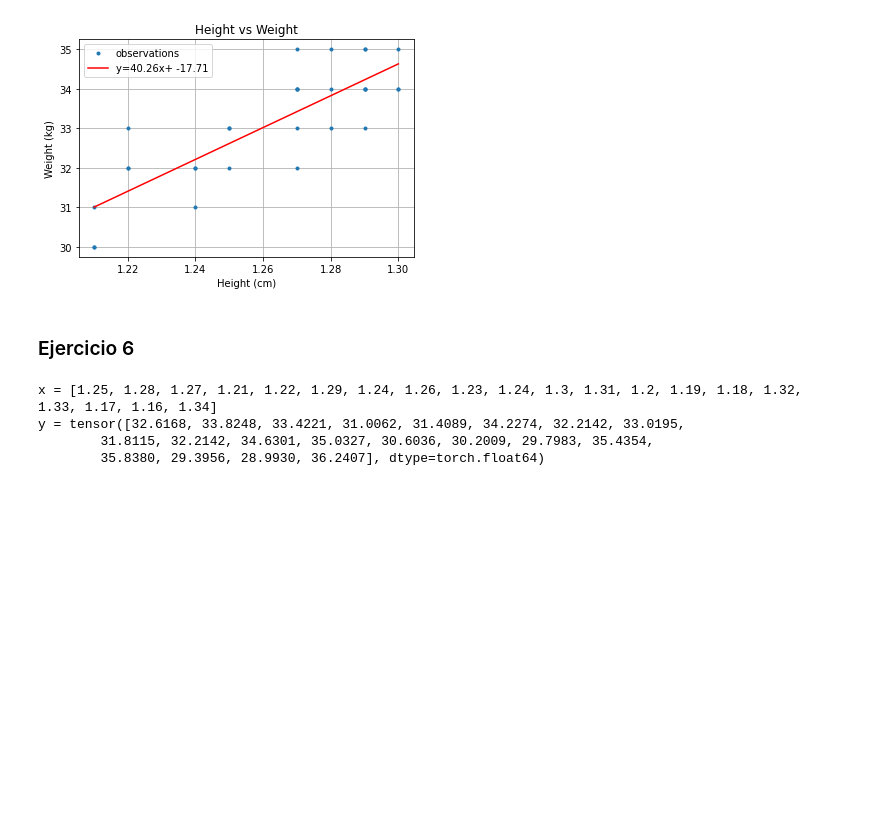
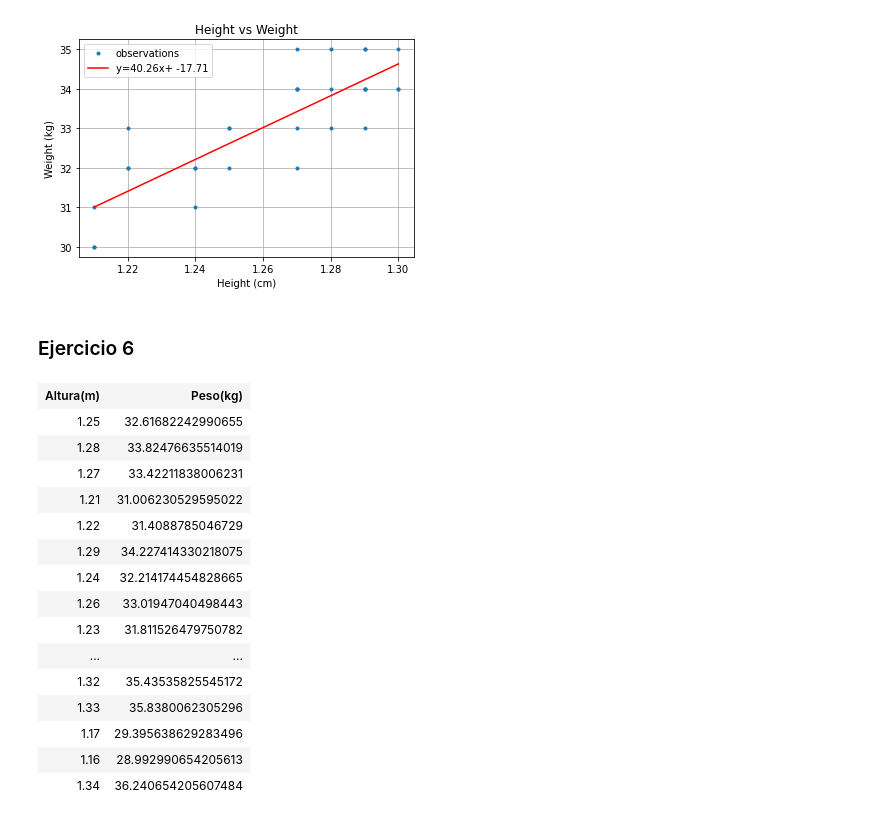
Before and after one commit to MAU143429/AI-Laboratories-IC6200, a Jupyter notebook: Lab1_LinearRegression.ipynb, the cells around one changed output. Saved outputs shown, nothing was run; the diff lists cells and outputs as text; code cells hidden in the pictures; blank space fills up the shorter version.

Commit message:
Display table of exercise 6

```diff
--- a/Lab1_LinearRegression.ipynb
+++ b/Lab1_LinearRegression.ipynb
@@ -175,18 +177,53 @@ plotDataLinearReg(x,y,'Height', 'cm', 'Weight', 'kg', a, b)
 # %%
 #First 6 values appear in the first exercise, the rest are different values in a range from 1.16 to 1.34
 x = [1.25,1.28,1.27,1.21,1.22,1.29,1.24,1.26,1.23,1.24,1.30,1.31,1.20,1.19,1.18,1.32,1.33,1.17,1.16,1.34]
 x_data = torch.tensor(x, dtype=torch.float64)
 #We use the 'a' and 'b' obtained in exercise 1 for the initial data
 a = -17.71417445482861
 b = 40.264797507788124
 #Using linear regression to preddict the 'y' results
 y = torch.mul(x_data,b)
 y = torch.add(y,a)
 
-print(f'x = {x}')
-print(f'y = {y}')
+#Creating the table to display data with pandas library
+y = np.array(y.tolist())
+datos = np.stack((x,y),axis = -1) #unifiying both arrays into one
+df = pd.DataFrame(data = datos, columns = ['Alturas (m)','Predicciones de pesos (kg)'])
+
+#changing colors of the first 6 rows in the data frame
+def change_row_color(row):
+    html = '<tr>'
+    for col in row.index:
+        valor = row[col]
+        if i < 6:
+            html += f'<td style="color: #37DCE4;">{valor}</td>'
+        else:
+            html += f'<td>{valor}</td>'
+    html += '</tr>'
+    return html
+
+# Generating html table
+html = '<table>'
+html += '<tr><th>Altura(m)</th><th>Peso(kg)</th></tr>'
+for i, row in df.iterrows():
+    html += change_row_color(row)
+html += '</table>'
+
+display(HTML(html))
 # %% [output]
-x = [1.25, 1.28, 1.27, 1.21, 1.22, 1.29, 1.24, 1.26, 1.23, 1.24, 1.3, 1.31, 1.2, 1.19, 1.18, 1.32, 1.33, 1.17, 1.16, 1.34]
-y = tensor([32.6168, 33.8248, 33.4221, 31.0062, 31.4089, 34.2274, 32.2142, 33.0195,
-        31.8115, 32.2142, 34.6301, 35.0327, 30.6036, 30.2009, 29.7983, 35.4354,
-        35.8380, 29.3956, 28.9930, 36.2407], dtype=torch.float64)
+| Altura(m) | Peso(kg) |
+| 1.25 | 32.61682242990655 |
+| 1.28 | 33.82476635514019 |
+| 1.27 | 33.42211838006231 |
+| 1.21 | 31.006230529595022 |
+| 1.22 | 31.4088785046729 |
+| 1.29 | 34.227414330218075 |
+| 1.24 | 32.214174454828665 |
+| 1.26 | 33.01947040498443 |
+| 1.23 | 31.811526479750782 |
+| ... | ... |
+| 1.32 | 35.43535825545172 |
+| 1.33 | 35.8380062305296 |
+| 1.17 | 29.395638629283496 |
+| 1.16 | 28.992990654205613 |
+| 1.34 | 36.240654205607484 |
```
Also changed, not shown: parts of 1 cell of this notebook.
